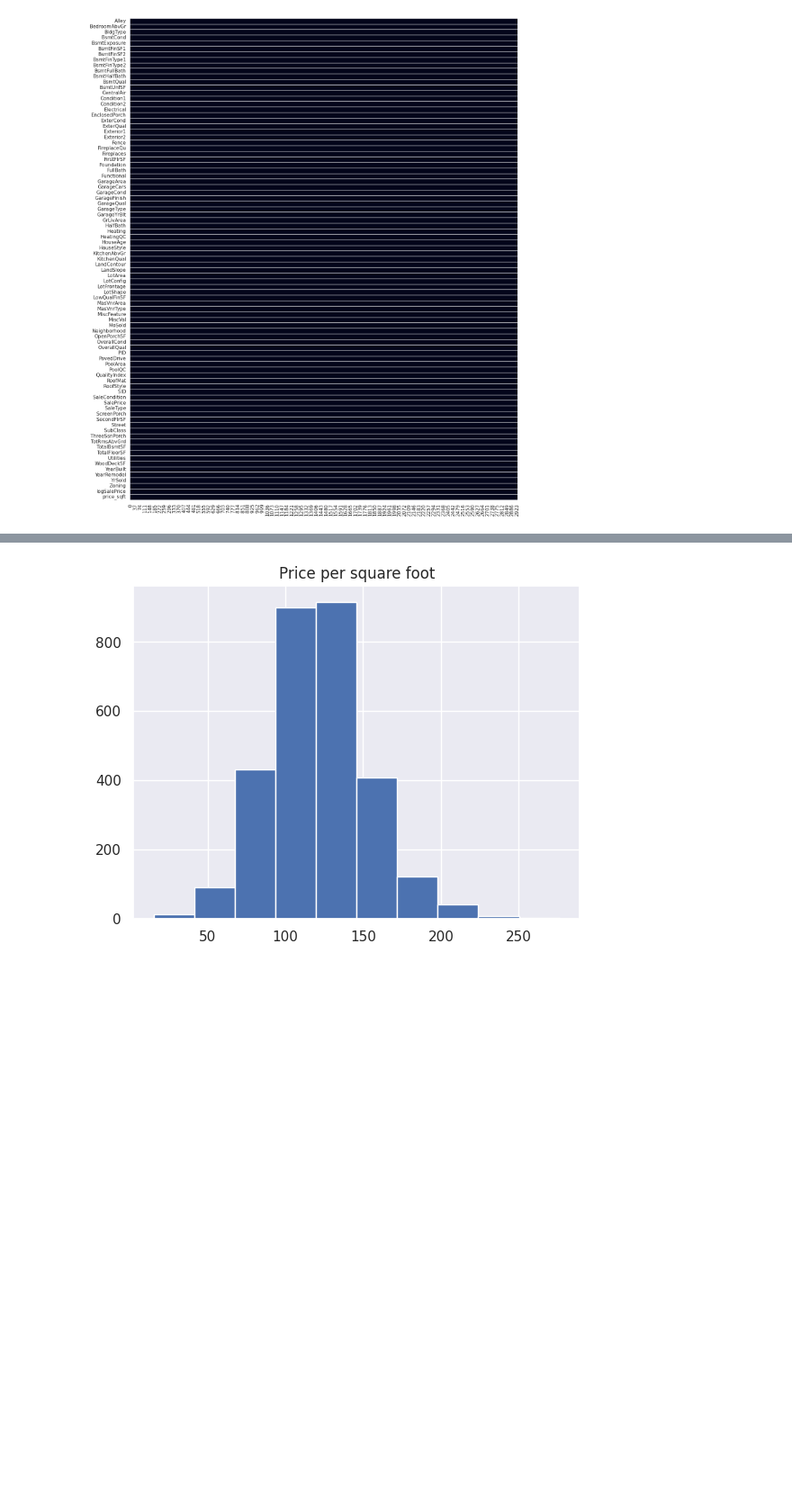
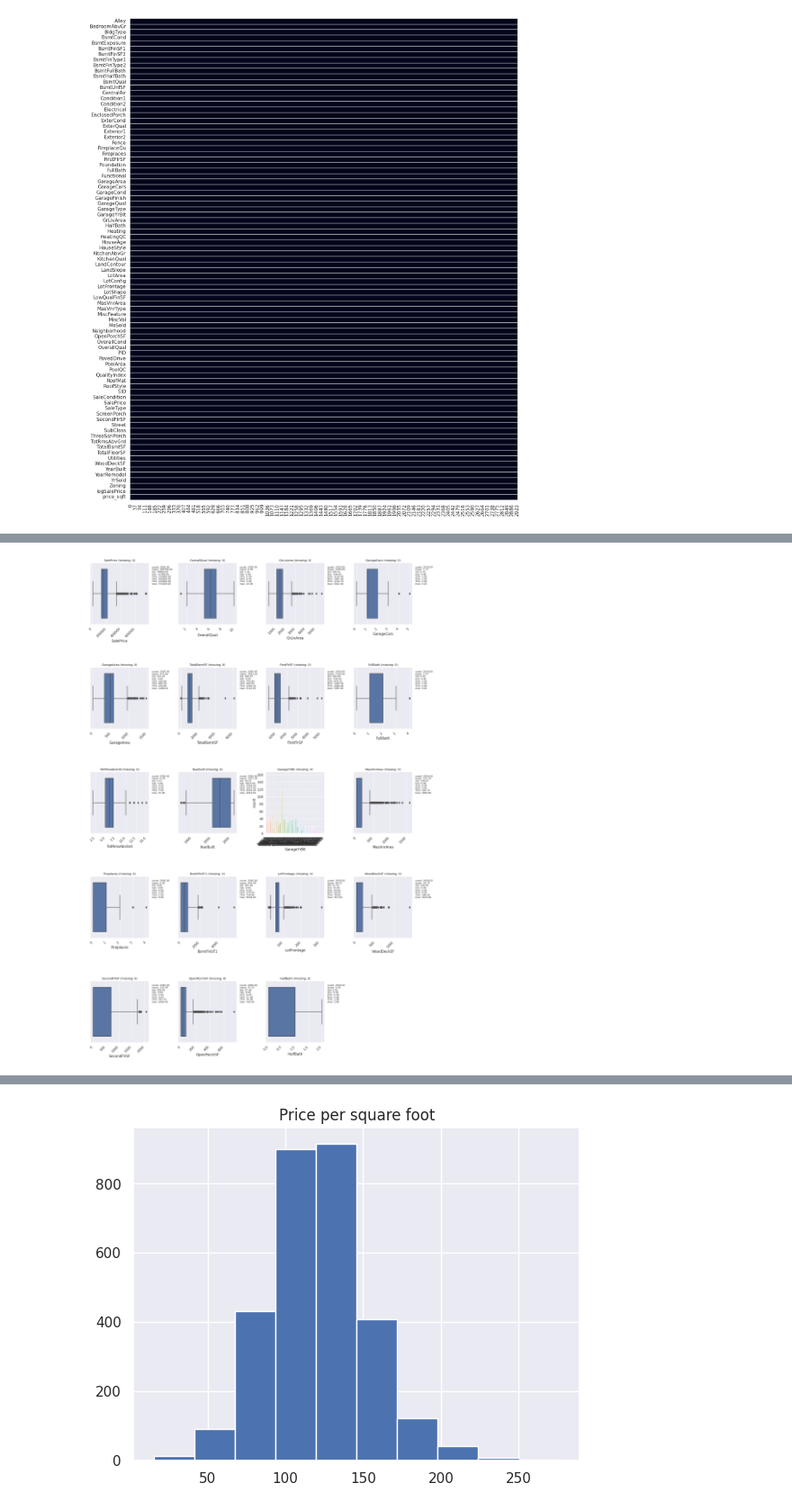
Before and after one commit to MichaelRocchio/msds_410, a Jupyter notebook: Assignment_1/rocchio_assign1.ipynb, the cells around one changed output, grey strips where cells are left out. Shown at 90% size. Cells and saved outputs as stored; diff of their text form; code cells hidden in the pictures; blank space fills up the shorter version.

```diff
--- a/Assignment_1/rocchio_assign1.ipynb
+++ b/Assignment_1/rocchio_assign1.ipynb
@@ -93,0 +74,3 @@ memory usage: 1.9+ MB
+# %%
+df=df.replace('None', pd.NaT)
+df.info()
@@ -222,0 +236,11 @@ plt.show()
+# %%
+variables_to_check = ['SalePrice', 'OverallQual', 'GrLivArea', 'GarageCars', 'GarageArea',
+                      'TotalBsmtSF', 'FirstFlrSF', 'FullBath', 'TotRmsAbvGrd', 'YearBuilt',
+                      'GarageYrBlt', 'MasVnrArea', 'Fireplaces',
+                      'BsmtFinSF1', 'LotFrontage', 'WoodDeckSF', 'SecondFlrSF',
+                      'OpenPorchSF', 'HalfBath']
+
+
+for i, var in enumerate(variables_to_check):
+    print(f'\n---------- {var} ----------')
+    print(df[var].describe())
@@ -223 +265,38 @@ plt.show()
+# %%
+# Create a 5x4 grid of subplots
+fig, axs = plt.subplots(5, 4, figsize=(20, 30))
+axs = axs.ravel()
+
+for i, var in enumerate(variables_to_check):
+    if df[var].dtype in ['int64', 'float64']:  # Numerical variable
+        # Get the summary statistics
+        summary_stats = df[var].describe()
+
+        # Draw boxplot
+        sns.boxplot(x=df[var].dropna(), ax=axs[i])
+
+        # Set title and labels
+        axs[i].set_title(f'{var} (missing: {df[var].isna().sum()})', fontsize=10)
+
+        # Annotate with summary statistics
+        stats_text = "\n".join([f'{stat}: {value:.2f}' for stat, value in summary_stats.items()])
+        axs[i].annotate(stats_text, xy=(1.05, .65), xycoords=axs[i].transAxes, fontsize=8)
+    else:  # Categorical variable
+        sns.countplot(x=df[var].dropna(), ax=axs[i])
+        axs[i].set_title(f'{var} (missing: {df[var].isna().sum()})', fontsize=10)
+
+    # Rotate x-axis labels
+    for label in axs[i].get_xticklabels():
+        label.set_rotation(90)
+        label.set_horizontalalignment('right')
+
+# Delete remaining unused subplots
+for i in range(len(variables_to_check), 20):
+    fig.delaxes(axs[i])
+
+# Adjust the layout
+plt.subplots_adjust(wspace=0.5, hspace=0.7)
+plt.show()
+# %% [output]
+[figure, added]
 # %% [markdown]
```
Also changed, not shown: parts of 5 cells of this notebook.
